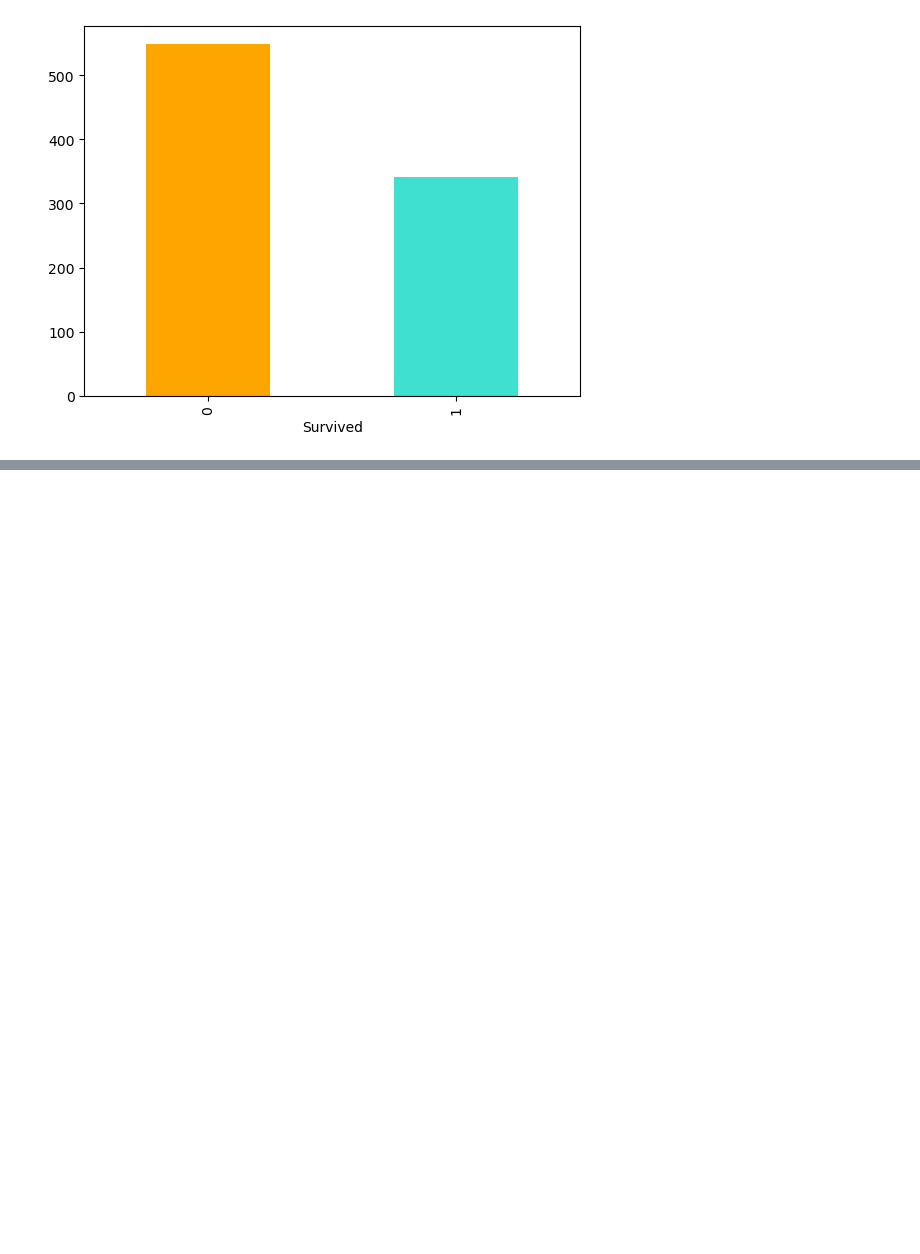
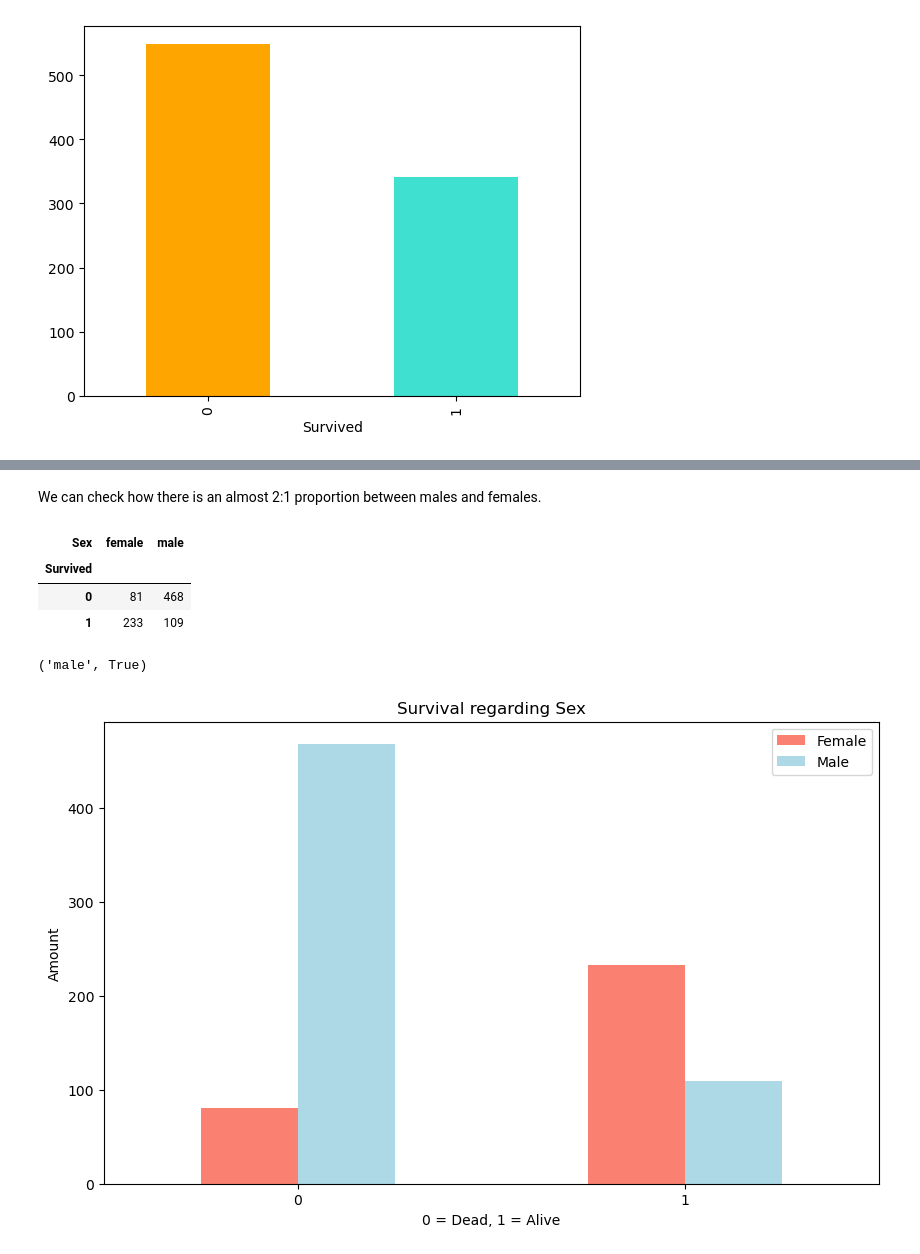
Before and after one commit to germgallardo/Titanic-Survival-Prediction, a Jupyter notebook: end-to-end-titanic.ipynb, the cells around one changed output, grey strips where cells are left out. Drawn from its saved outputs; the diff is of its cells as text; code cells hidden in the pictures; blank space fills up the shorter version.

```diff
--- a/end-to-end-titanic.ipynb
+++ b/end-to-end-titanic.ipynb
@@ -193,0 +192,26 @@ ValueError: could not convert string to float: 'Braund, Mr. Owen Harris'
+# %% [markdown]
+We can check how there is an almost 2:1 proportion between males and females.
+# %%
+# Compare survival column with sex column
+pd.crosstab(train_data.Survived, train_data.Sex)
+# %% [output]
+| Sex | female | male |
+| Survived |  |  |
+| 0 | 81 | 468 |
+| 1 | 233 | 109 |
+# %%
+train_data["Sex"][0], bool(train_data["Sex"][0])
+# %% [output]
+('male', True)
+# %%
+# Create a plot of crosstab
+pd.crosstab(train_data.Survived, train_data.Sex).plot(kind="bar",
+                                                      figsize=(10, 6),
+                                                      color=["salmon", "lightblue"])
+plt.title("Survival regarding Sex")
+plt.xlabel("0 = Dead, 1 = Alive")
+plt.ylabel("Amount")
+plt.legend(["Female", "Male"])
+plt.xticks(rotation=0);    # to rotate the 0 and 1 indexs of the xlabel
+# %% [output]
+[figure, added]
```
Also changed, not shown: parts of 17 cells of this notebook.
